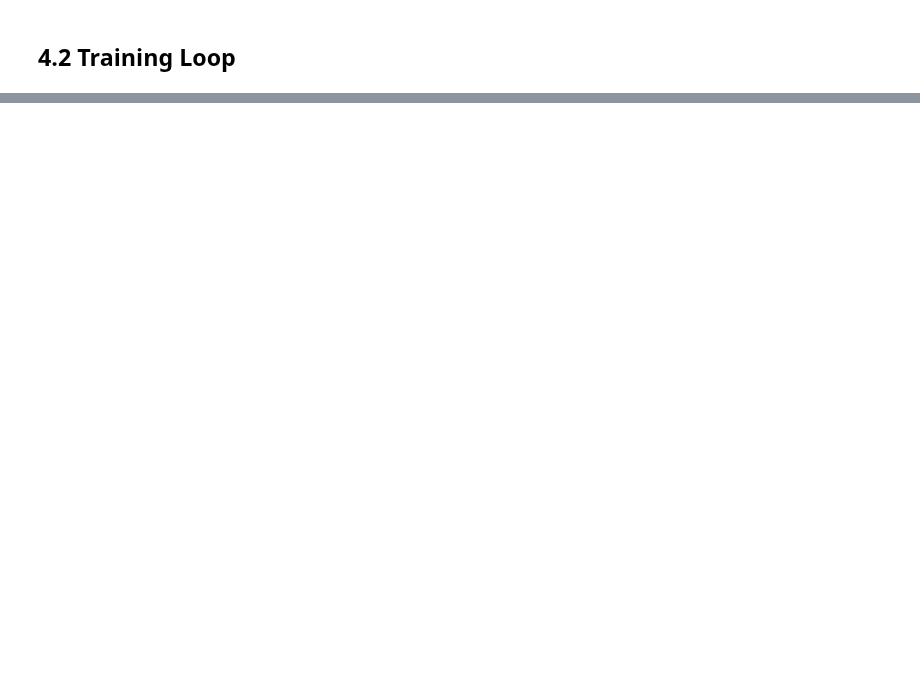
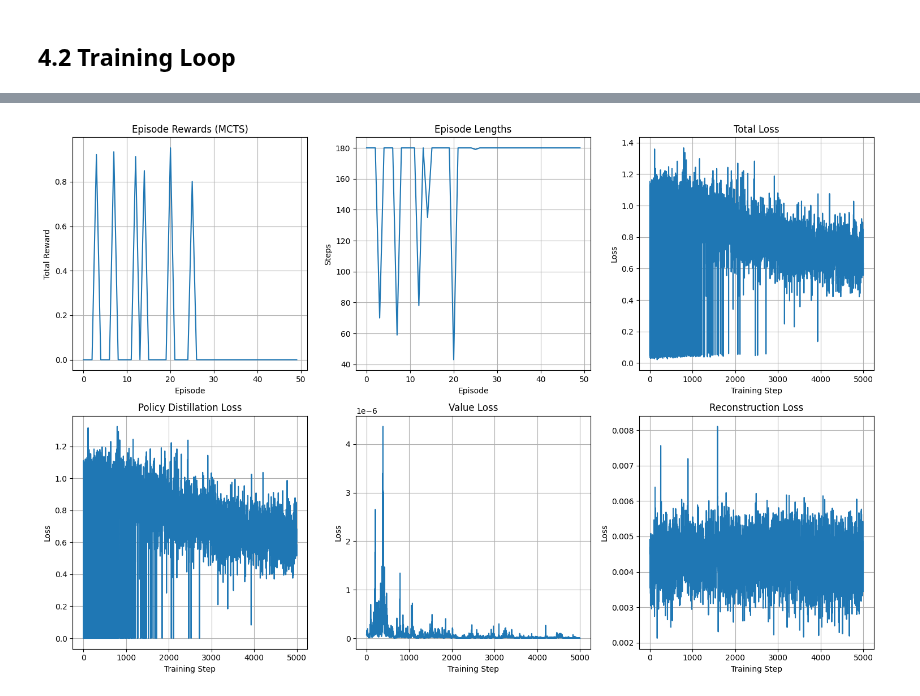
Before and after one commit to khyledhanani/exploretheworld, a Jupyter notebook: world_model_complete.ipynb, the cells around one changed output, grey strips where cells are left out. Saved outputs shown, nothing was run; the diff lists cells and outputs as text; code cells hidden in the pictures; blank space fills up the shorter version.

```diff
--- a/world_model_complete.ipynb
+++ b/world_model_complete.ipynb
@@ -533,8 +708,9 @@ config = {
     'stochastic_dim': 64,
 
     # Training hyperparameters
-    'batch_size': 16,
-    'seq_length': 10,
+    # NOTE: Increase batch_size for better GPU utilization on RTX 4000 (21GB VRAM)
+    'batch_size': 64,       # Was 16 - increase for GPU utilization
+    'seq_length': 16,       # Was 10 - longer sequences, more context
     'learning_rate': 3e-4,
     'num_collection_episodes': 100,
     'num_training_steps': 10000,
@@ -761,13 +937,12 @@ def compute_n_step_returns(rewards, dones, values, gamma=0.99, n_step=5):
 
         # Bootstrap value
         if t + n_step < seq_length:
-            # Use value at t+n_step if not done
-            bootstrap = discounts[n_step] * values[:, t + n_step] * (1.0 - dones[:, t + n_step])
+            alive = (1.0 - n_dones).cumprod(dim=1)[:, -1]
+            bootstrap = discounts[n_step] * values[:, t + n_step] * alive
         else:
-            # Use last value if sequence ended
-            bootstrap = discounts[n_actual] * values[:, -1] * (1.0 - dones[:, -1])
+            alive = (1.0 - n_dones).cumprod(dim=1)[:, -1]
+            bootstrap = discounts[n_actual] * values[:, -1] * alive
 
         returns[:, t] = reward_sum + bootstrap
-
     return returns
 # %%
@@ -1231,0 +2155,63 @@ MCTS
+# %%
+# ============================================================================
+# 6.5 Plot MCTS Training Results
+# ============================================================================
+
+fig, axes = plt.subplots(2, 3, figsize=(15, 10))
+
+# Episode rewards
+axes[0, 0].plot(mcts_training_history['episode_rewards'])
+axes[0, 0].set_title('Episode Rewards (MCTS)')
+axes[0, 0].set_xlabel('Episode')
+axes[0, 0].set_ylabel('Total Reward')
+axes[0, 0].grid(True)
+
+# Episode lengths
+axes[0, 1].plot(mcts_training_history['episode_lengths'])
+axes[0, 1].set_title('Episode Lengths')
+axes[0, 1].set_xlabel('Episode')
+axes[0, 1].set_ylabel('Steps')
+axes[0, 1].grid(True)
+
+# Total loss
+axes[0, 2].plot(mcts_training_history['total_loss'])
+axes[0, 2].set_title('Total Loss')
+axes[0, 2].set_xlabel('Training Step')
+axes[0, 2].set_ylabel('Loss')
+axes[0, 2].grid(True)
+
+# Policy loss (distillation)
+axes[1, 0].plot(mcts_training_history['policy_loss'])
+axes[1, 0].set_title('Policy Distillation Loss')
+axes[1, 0].set_xlabel('Training Step')
+axes[1, 0].set_ylabel('Loss')
+axes[1, 0].grid(True)
+
+# Value loss
+axes[1, 1].plot(mcts_training_history['value_loss'])
+axes[1, 1].set_title('Value Loss')
+axes[1, 1].set_xlabel('Training Step')
+axes[1, 1].set_ylabel('Loss')
+axes[1, 1].grid(True)
+
+# Reconstruction loss
+axes[1, 2].plot(mcts_training_history['recon_loss'])
+axes[1, 2].set_title('Reconstruction Loss')
+axes[1, 2].set_xlabel('Training Step')
+axes[1, 2].set_ylabel('Loss')
+axes[1, 2].grid(True)
+
+plt.tight_layout()
+plt.show()
+
+# Summary statistics
+print("\n=== MCTS Training Summary ===")
+print(f"Total episodes: {len(mcts_training_history['episode_rewards'])}")
+print(f"Total training steps: {len(mcts_training_history['total_loss'])}")
+print(f"\nReward statistics:")
+print(f"  Mean: {np.mean(mcts_training_history['episode_rewards']):.2f}")
+print(f"  Std: {np.std(mcts_training_history['episode_rewards']):.2f}")
+print(f"  Max: {np.max(mcts_training_history['episode_rewards']):.2f}")
+print(f"  Last 10 mean: {np.mean(mcts_training_history['episode_rewards'][-10:]):.2f}")
+# %% [output]
+[figure, added]
```
Also changed, not shown: parts of 23 cells of this notebook.
